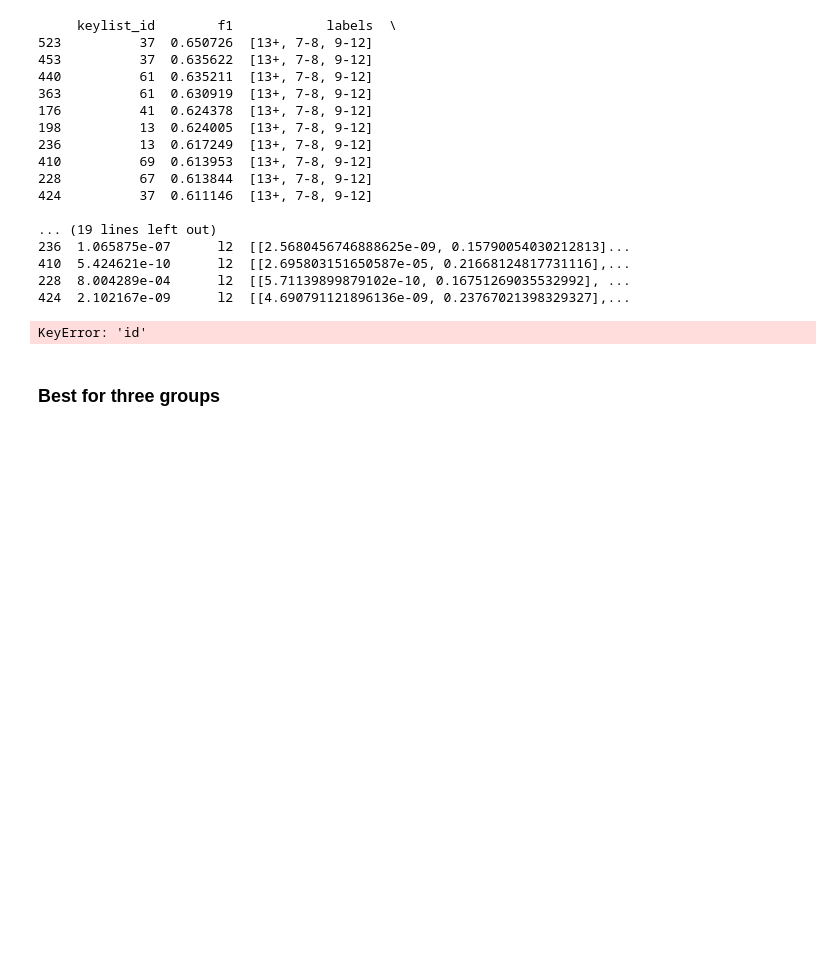
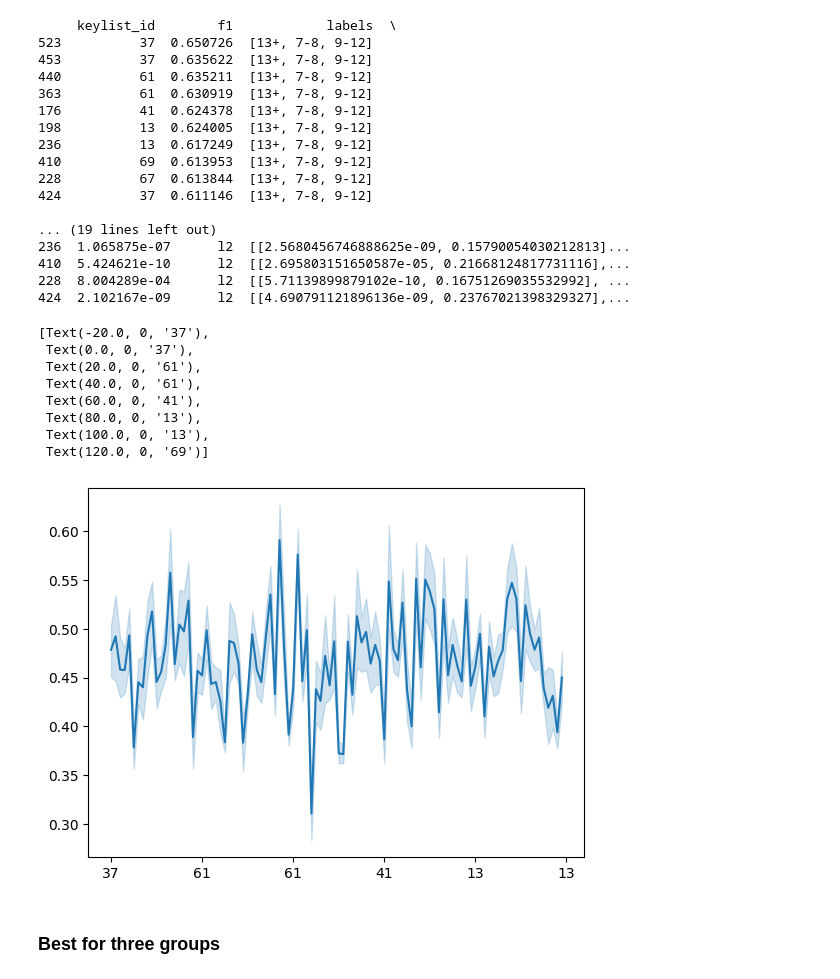
Before and after one commit to TurkuNLP/TCBC_feature_analysis, a Jupyter notebook: StudyDifferentAgeGroups.ipynb, the cells around one changed output. Saved outputs shown, nothing was run; the diff lists cells and outputs as text; code cells hidden in the pictures; blank space fills up the shorter version.

```diff
--- a/StudyDifferentAgeGroups.ipynb
+++ b/StudyDifferentAgeGroups.ipynb
@@ -37,10 +37,18 @@ print(df.sort_values('f1', ascending=False)[:10])
 424  2.102167e-09      l2  [[4.690791121896136e-09, 0.23767021398329327],...
 # %%
 import seaborn as sns
-tt = pd.Series(data=df.sort_values('f1', ascending=False)['f1'].to_numpy(), index=df.sort_values('f1', ascending=False)['book_id'].to_numpy())
-sns.lineplot(tt).set_xticklabels(df.sort_values('f1', ascending=False)['labels'].apply(lambda x:len(x)).to_numpy())
+tt = pd.Series(data=df.sort_values('f1', ascending=False)['f1'].to_numpy(), index=df.sort_values('f1', ascending=False)['keylist_id'].to_numpy())
+sns.lineplot(tt).set_xticklabels(df.sort_values('f1', ascending=False)['keylist_id'].to_numpy())
 # %% [output]
-KeyError: 'id'
+[Text(-20.0, 0, '37'),
+ Text(0.0, 0, '37'),
+ Text(20.0, 0, '61'),
+ Text(40.0, 0, '61'),
+ Text(60.0, 0, '41'),
+ Text(80.0, 0, '13'),
+ Text(100.0, 0, '13'),
+ Text(120.0, 0, '69')]
+[figure, added]
 # %% [markdown]
 ### Best for three groups
 # %%
```
Also changed, not shown: parts of 2 cells of this notebook, 8 other files.
